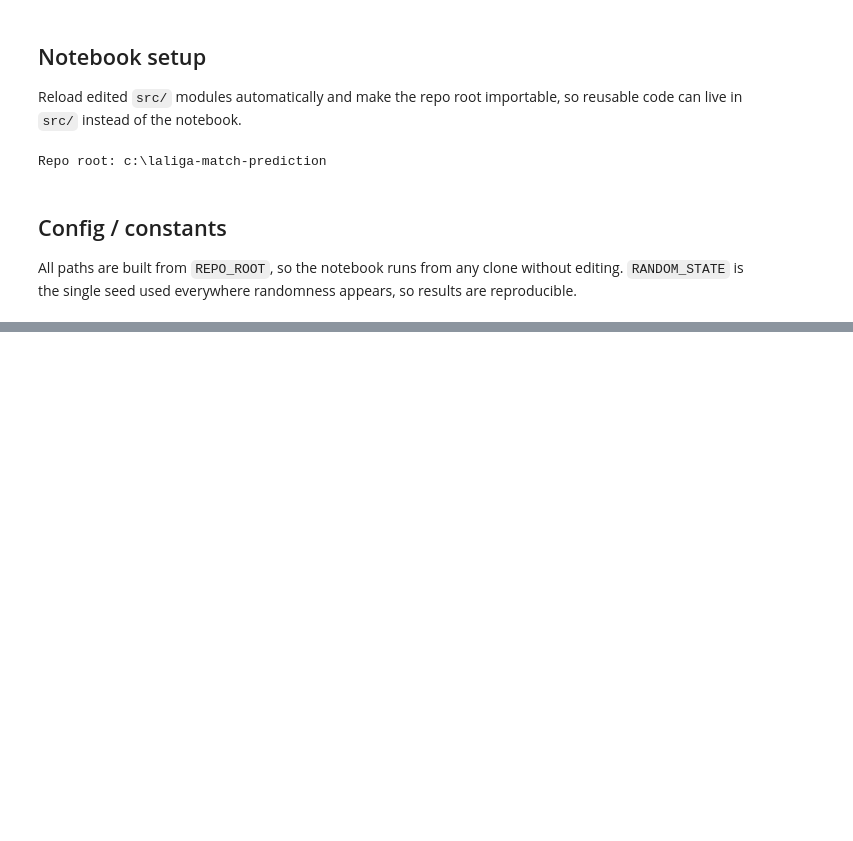
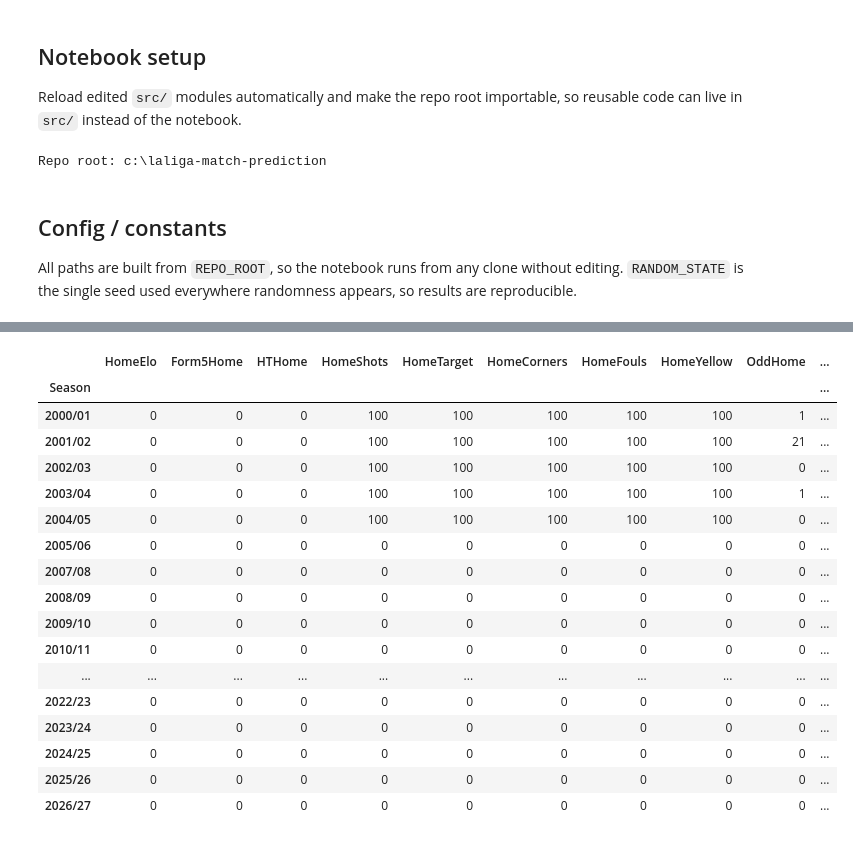
Before and after one commit to idoberk/laliga-match-prediction, a Jupyter notebook: notebooks/laliga_match_prediction.ipynb, the cells around one changed output, grey strips where cells are left out. Cells and saved outputs as stored; diff of their text form; code cells hidden in the pictures; blank space fills up the shorter version.

Commit message:
Add data profile: missing values, duplicates and season structure
Adds src/cleaning.py with missing_value_summary, add_season_columns and missing_pct_by_group.

```diff
--- a/notebooks/laliga_match_prediction.ipynb
+++ b/notebooks/laliga_match_prediction.ipynb
@@ -55,3 +57,11 @@ OUTPUTS_DIR = REPO_ROOT / "outputs"
 
 # One seed for every train/test split, CV fold and model, for reproducible results
 RANDOM_STATE = 42
+
+# The columns that identify one match: a team can't host the same opponent twice on one day, so this combination must be unique
+MATCH_KEY = ["Division", "MatchDate", "HomeTeam", "AwayTeam"]
+
+# Divisions we use: La Liga, plus Segunda for promoted teams' pre-La Liga history
+LALIGA_DIVISION = "SP1"
+SEGUNDA_DIVISION = "SP2"
+SPANISH_DIVISIONS = [LALIGA_DIVISION, SEGUNDA_DIVISION]
@@ -57,0 +209,5 @@ RANDOM_STATE = 42
+# %%
+# Keep only La Liga and Segunda (the other 36 divisions are out of scope)
+spanish_matches = matches[matches["Division"].isin(SPANISH_DIVISIONS)]
+
+print(f"Spanish Matches: {spanish_matches.shape}")
@@ -57,0 +216,5 @@ RANDOM_STATE = 42
+# %%
+spanish_matches = add_season_columns(spanish_matches)
+spanish_matches[["MatchDate", "SeasonStart", "Season"]].sample(
+    5, random_state=RANDOM_STATE
+)
@@ -57,0 +268,5 @@ RANDOM_STATE = 42
+# %%
+laliga = spanish_matches[spanish_matches["Division"] == LALIGA_DIVISION]
+segunda = spanish_matches[spanish_matches["Division"] == SEGUNDA_DIVISION]
+
+print(f"La Liga: {laliga.shape}, Segunda: {segunda.shape}")
@@ -57,0 +296,41 @@ RANDOM_STATE = 42
+# %%
+# One representative column per data type: ratings / form, half-time score, match stats, bookmaker odds, kickoff time and the cluster columns
+PROFILE_COLUMNS = [
+    "HomeElo",
+    "Form5Home",
+    "HTHome",
+    "HomeShots",
+    "HomeTarget",
+    "HomeCorners",
+    "HomeFouls",
+    "HomeYellow",
+    "OddHome",
+    "MaxHome",
+    "Over25",
+    "MatchTime",
+    "C_LTH",
+]
+
+# Color scale fixed at 0 - 100% so the shading means the same thing in every table
+missing_pct_by_group(laliga, "Season", PROFILE_COLUMNS).style.background_gradient(
+    cmap="Reds", vmin=0, vmax=100
+).format("{:.0f}")
+# %% [output]
+|  | HomeElo | Form5Home | HTHome | HomeShots | HomeTarget | HomeCorners | HomeFouls | HomeYellow | OddHome | ... |
+| Season |  |  |  |  |  |  |  |  |  | ... |
+| 2000/01 | 0 | 0 | 0 | 100 | 100 | 100 | 100 | 100 | 1 | ... |
+| 2001/02 | 0 | 0 | 0 | 100 | 100 | 100 | 100 | 100 | 21 | ... |
+| 2002/03 | 0 | 0 | 0 | 100 | 100 | 100 | 100 | 100 | 0 | ... |
+| 2003/04 | 0 | 0 | 0 | 100 | 100 | 100 | 100 | 100 | 1 | ... |
+| 2004/05 | 0 | 0 | 0 | 100 | 100 | 100 | 100 | 100 | 0 | ... |
+| 2005/06 | 0 | 0 | 0 | 0 | 0 | 0 | 0 | 0 | 0 | ... |
+| 2007/08 | 0 | 0 | 0 | 0 | 0 | 0 | 0 | 0 | 0 | ... |
+| 2008/09 | 0 | 0 | 0 | 0 | 0 | 0 | 0 | 0 | 0 | ... |
+| 2009/10 | 0 | 0 | 0 | 0 | 0 | 0 | 0 | 0 | 0 | ... |
+| 2010/11 | 0 | 0 | 0 | 0 | 0 | 0 | 0 | 0 | 0 | ... |
+| ... | ... | ... | ... | ... | ... | ... | ... | ... | ... | ... |
+| 2022/23 | 0 | 0 | 0 | 0 | 0 | 0 | 0 | 0 | 0 | ... |
+| 2023/24 | 0 | 0 | 0 | 0 | 0 | 0 | 0 | 0 | 0 | ... |
+| 2024/25 | 0 | 0 | 0 | 0 | 0 | 0 | 0 | 0 | 0 | ... |
+| 2025/26 | 0 | 0 | 0 | 0 | 0 | 0 | 0 | 0 | 0 | ... |
+| 2026/27 | 0 | 0 | 0 | 0 | 0 | 0 | 0 | 0 | 0 | ... |
```
Also changed, not shown: parts of 23 cells of this notebook, 1 other file.
